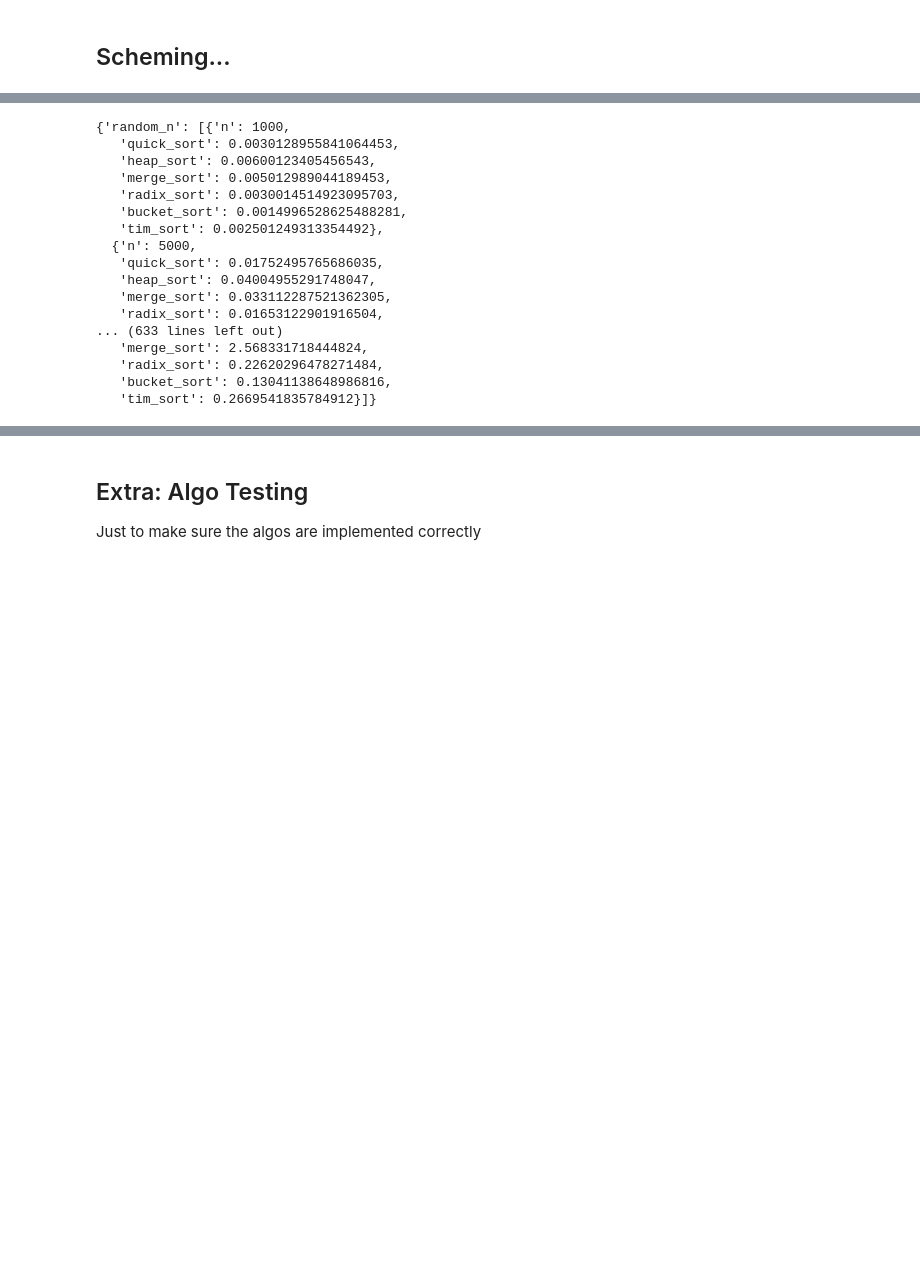
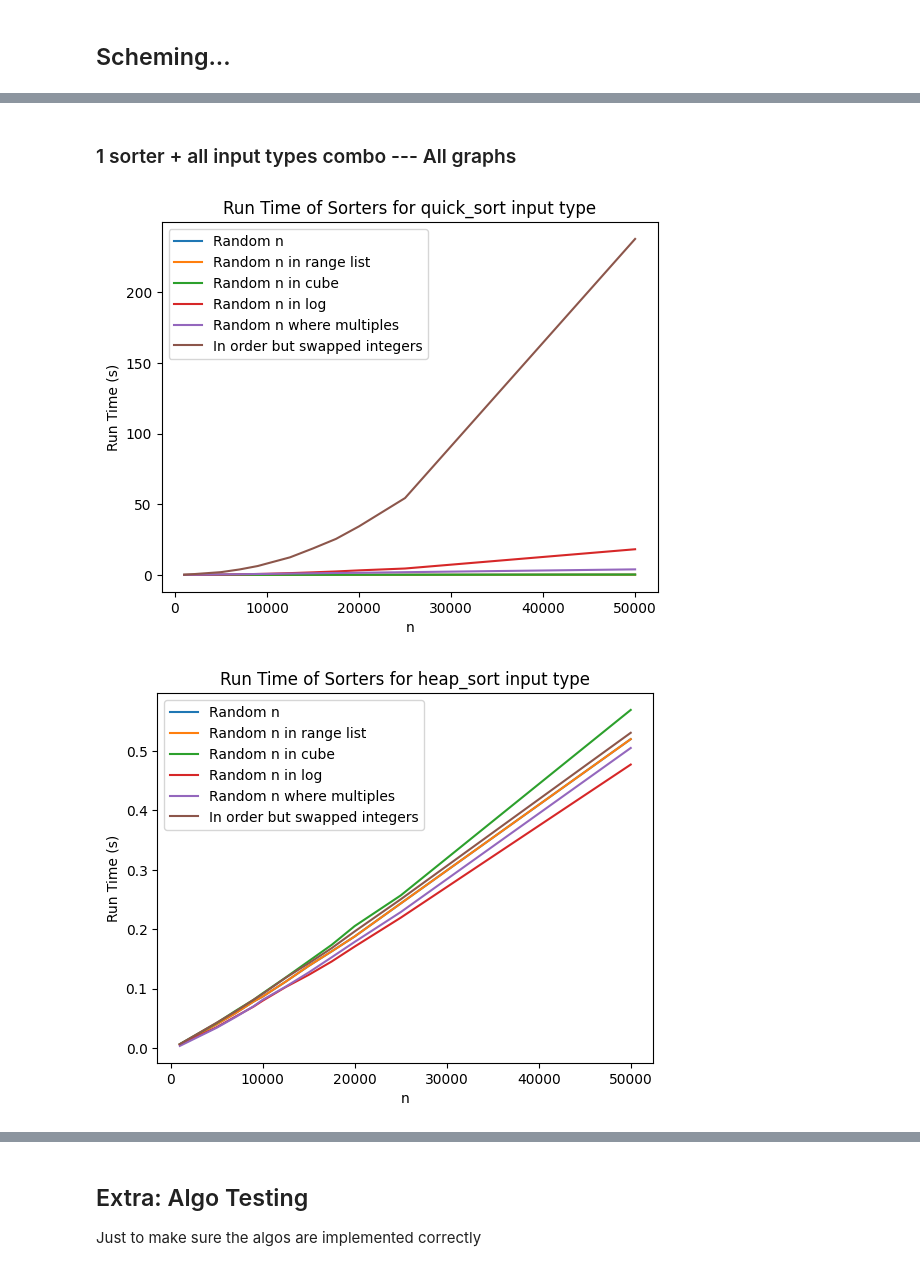
Before and after one commit to ptmdmusique/cs584-684-midterm, a Jupyter notebook: main.ipynb, the cells around one changed output, grey strips where cells are left out. Drawn from its saved outputs; the diff is of its cells as text; code cells hidden in the pictures; blank space fills up the shorter version.

```diff
--- a/main.ipynb
+++ b/main.ipynb
@@ -466,20 +526,7 @@ generate_graph_per_sort_type([2])
-# %%
-run_time_map
-# %% [output]
-{'random_n': [{'n': 1000,
-   'quick_sort': 0.0030128955841064453,
-   'heap_sort': 0.00600123405456543,
-   'merge_sort': 0.005012989044189453,
-   'radix_sort': 0.0030014514923095703,
-   'bucket_sort': 0.0014996528625488281,
-   'tim_sort': 0.002501249313354492},
-  {'n': 5000,
-   'quick_sort': 0.01752495765686035,
-   'heap_sort': 0.04004955291748047,
-   'merge_sort': 0.033112287521362305,
-   'radix_sort': 0.01653122901916504,
-... (633 lines left out)
-   'merge_sort': 2.568331718444824,
-   'radix_sort': 0.22620296478271484,
-   'bucket_sort': 0.13041138648986816,
-   'tim_sort': 0.2669541835784912}]}
+# %% [markdown]
+### 1 sorter + all input types combo --- All graphs
+# %%
+generate_graph_for_all_input_types()
+# %% [output]
+[figure, added]
+[figure, added]
```
Also changed, not shown: parts of 16 cells of this notebook, 1 other file.
